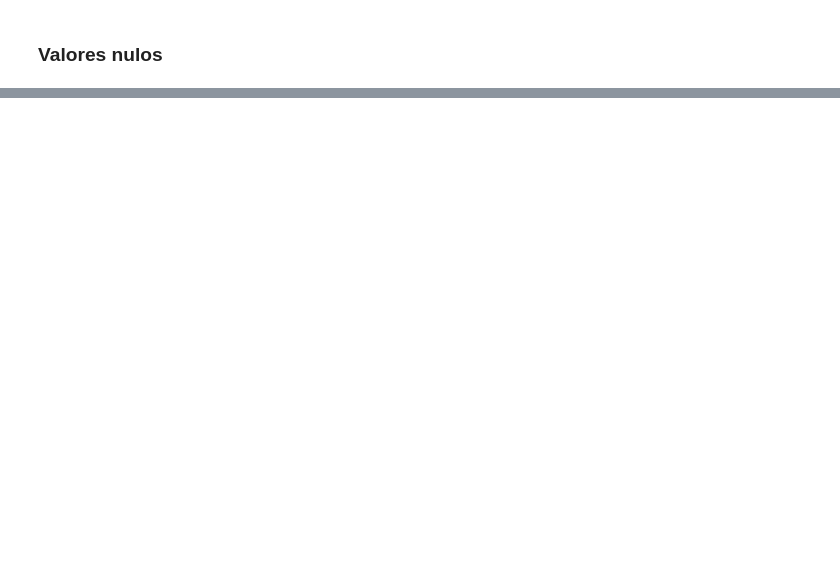
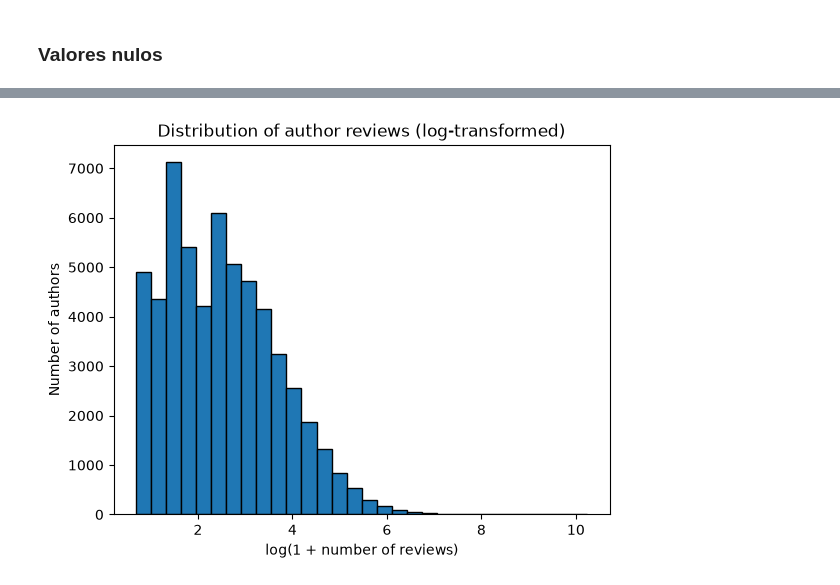
Before and after one commit to JAVIERCLO/proyecto2_IA, a Jupyter notebook: notebooks/analisis_exploratorio.ipynb, the cells around one changed output, grey strips where cells are left out. Saved outputs shown, nothing was run; the diff lists cells and outputs as text; code cells hidden in the pictures; blank space fills up the shorter version.

```diff
--- a/notebooks/analisis_exploratorio.ipynb
+++ b/notebooks/analisis_exploratorio.ipynb
@@ -34,0 +214,13 @@ No se tienen ID's duplicados.
+# %%
+import numpy as np
+import matplotlib.pyplot as plt
+
+values = df["author.num_reviews"].dropna()
+
+plt.hist(np.log1p(values), bins=30, edgecolor="black")
+plt.xlabel("log(1 + number of reviews)")
+plt.ylabel("Number of authors")
+plt.title("Distribution of author reviews (log-transformed)")
+plt.show()
+# %% [output]
+[figure, added]
```
Also changed, not shown: parts of 23 cells of this notebook.
